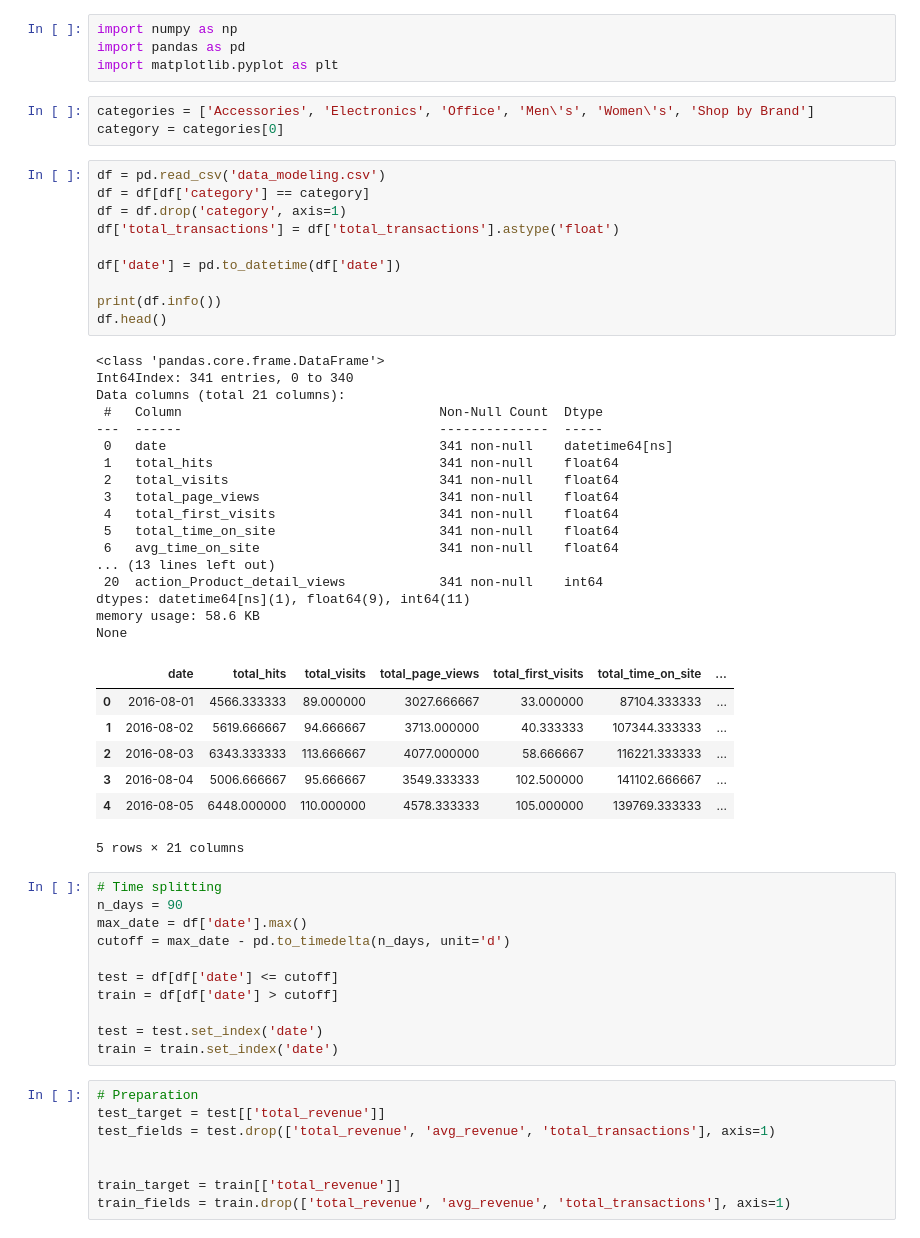
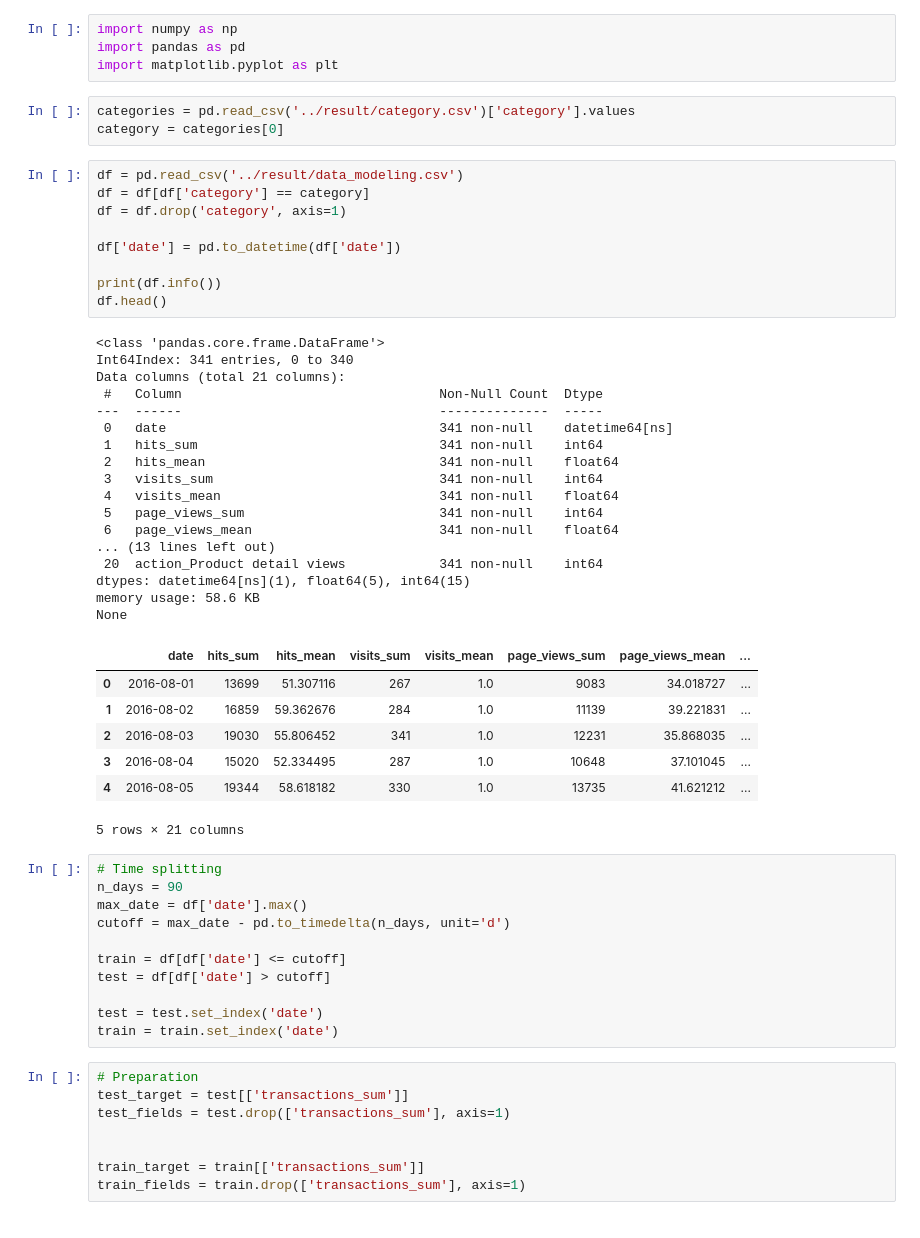
Before and after one commit to bahategar/Google-stack-env, a Jupyter notebook: models/model-1.ipynb, the cells around one changed output. Cells and saved outputs as stored; diff of their text form.

```diff
--- a/models/model-1.ipynb
+++ b/models/model-1.ipynb
@@ -3,42 +3,41 @@ import numpy as np
 import pandas as pd
 import matplotlib.pyplot as plt
 # %%
-categories = ['Accessories', 'Electronics', 'Office', 'Men\'s', 'Women\'s', 'Shop by Brand']
+categories = pd.read_csv('../result/category.csv')['category'].values
 category = categories[0]
 # %%
-df = pd.read_csv('data_modeling.csv')
+df = pd.read_csv('../result/data_modeling.csv')
 df = df[df['category'] == category]
 df = df.drop('category', axis=1)
-df['total_transactions'] = df['total_transactions'].astype('float')
 
 df['date'] = pd.to_datetime(df['date'])
 
 print(df.info())
 df.head()
 # %% [output]
 <class 'pandas.core.frame.DataFrame'>
 Int64Index: 341 entries, 0 to 340
 Data columns (total 21 columns):
  #   Column                                 Non-Null Count  Dtype
 ---  ------                                 --------------  -----
  0   date                                   341 non-null    datetime64[ns]
- 1   total_hits                             341 non-null    float64
- 2   total_visits                           341 non-null    float64
- 3   total_page_views                       341 non-null    float64
- 4   total_first_visits                     341 non-null    float64
- 5   total_time_on_site                     341 non-null    float64
- 6   avg_time_on_site                       341 non-null    float64
+ 1   hits_sum                               341 non-null    int64
+ 2   hits_mean                              341 non-null    float64
+ 3   visits_sum                             341 non-null    int64
+ 4   visits_mean                            341 non-null    float64
+ 5   page_views_sum                         341 non-null    int64
+ 6   page_views_mean                        341 non-null    float64
 ... (13 lines left out)
- 20  action_Product_detail_views            341 non-null    int64
-dtypes: datetime64[ns](1), float64(9), int64(11)
+ 20  action_Product detail views            341 non-null    int64
+dtypes: datetime64[ns](1), float64(5), int64(15)
 memory usage: 58.6 KB
 None
-|  | date | total_hits | total_visits | total_page_views | total_first_visits | total_time_on_site | ... |
-| 0 | 2016-08-01 | 4566.333333 | 89.000000 | 3027.666667 | 33.000000 | 87104.333333 | ... |
-| 1 | 2016-08-02 | 5619.666667 | 94.666667 | 3713.000000 | 40.333333 | 107344.333333 | ... |
-| 2 | 2016-08-03 | 6343.333333 | 113.666667 | 4077.000000 | 58.666667 | 116221.333333 | ... |
-| 3 | 2016-08-04 | 5006.666667 | 95.666667 | 3549.333333 | 102.500000 | 141102.666667 | ... |
-| 4 | 2016-08-05 | 6448.000000 | 110.000000 | 4578.333333 | 105.000000 | 139769.333333 | ... |
+|  | date | hits_sum | hits_mean | visits_sum | visits_mean | page_views_sum | page_views_mean | ... |
+| 0 | 2016-08-01 | 13699 | 51.307116 | 267 | 1.0 | 9083 | 34.018727 | ... |
+| 1 | 2016-08-02 | 16859 | 59.362676 | 284 | 1.0 | 11139 | 39.221831 | ... |
+| 2 | 2016-08-03 | 19030 | 55.806452 | 341 | 1.0 | 12231 | 35.868035 | ... |
+| 3 | 2016-08-04 | 15020 | 52.334495 | 287 | 1.0 | 10648 | 37.101045 | ... |
+| 4 | 2016-08-05 | 19344 | 58.618182 | 330 | 1.0 | 13735 | 41.621212 | ... |
 5 rows × 21 columns
 # %%
 # Time splitting
@@ -46,19 +45,19 @@ n_days = 90
 max_date = df['date'].max()
 cutoff = max_date - pd.to_timedelta(n_days, unit='d')
 
-test = df[df['date'] <= cutoff]
-train = df[df['date'] > cutoff]
+train = df[df['date'] <= cutoff]
+test = df[df['date'] > cutoff]
 
 test = test.set_index('date')
 train = train.set_index('date')
 # %%
 # Preparation
-test_target = test[['total_revenue']]
-test_fields = test.drop(['total_revenue', 'avg_revenue', 'total_transactions'], axis=1)
+test_target = test[['transactions_sum']]
+test_fields = test.drop(['transactions_sum'], axis=1)
 
 
-train_target = train[['total_revenue']]
-train_fields = train.drop(['total_revenue', 'avg_revenue', 'total_transactions'], axis=1)
+train_target = train[['transactions_sum']]
+train_fields = train.drop(['transactions_sum'], axis=1)
 # %%
 # from xgboost import XGBRegressor
 # from sklearn.model_selection import GridSearchCV
```
Also changed, not shown: parts of 10 cells of this notebook, 29 other files.
